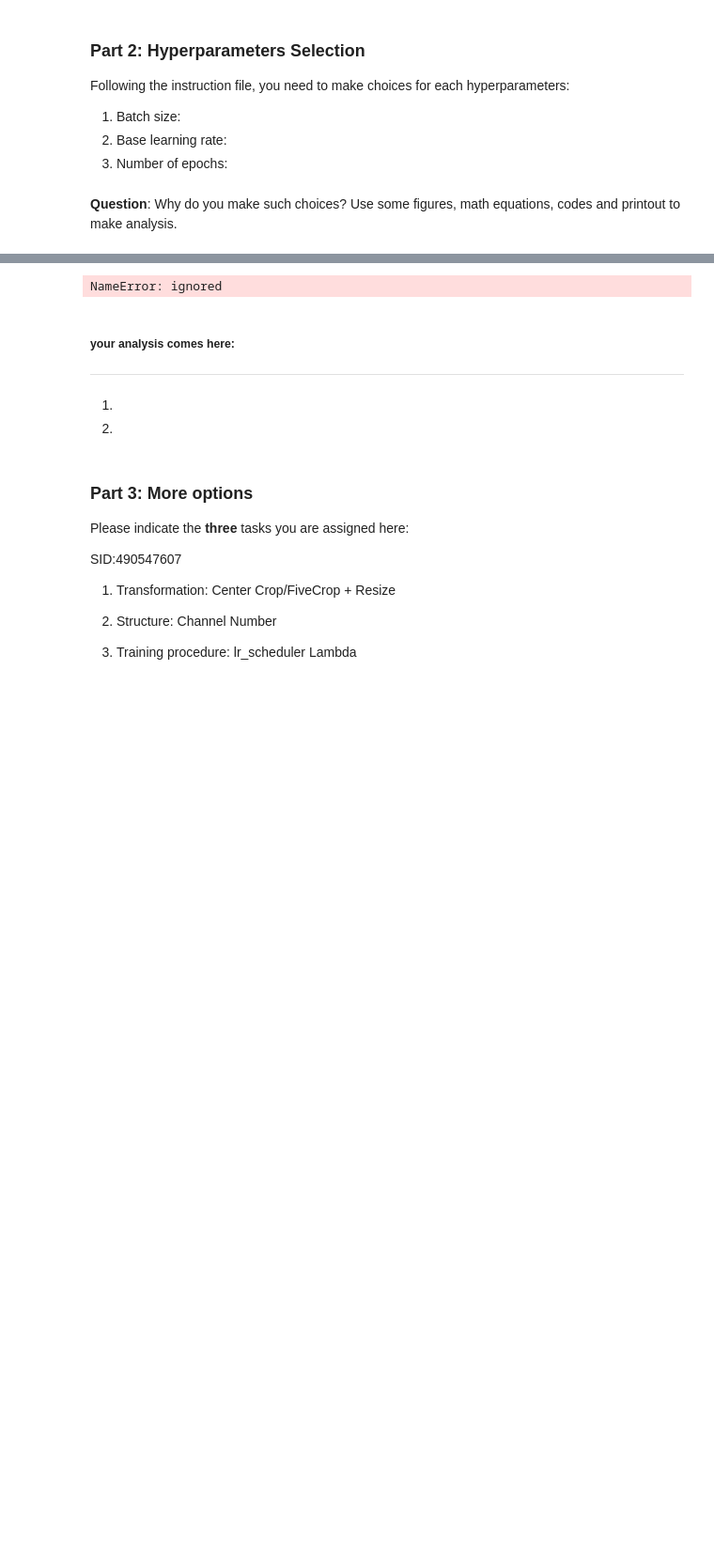
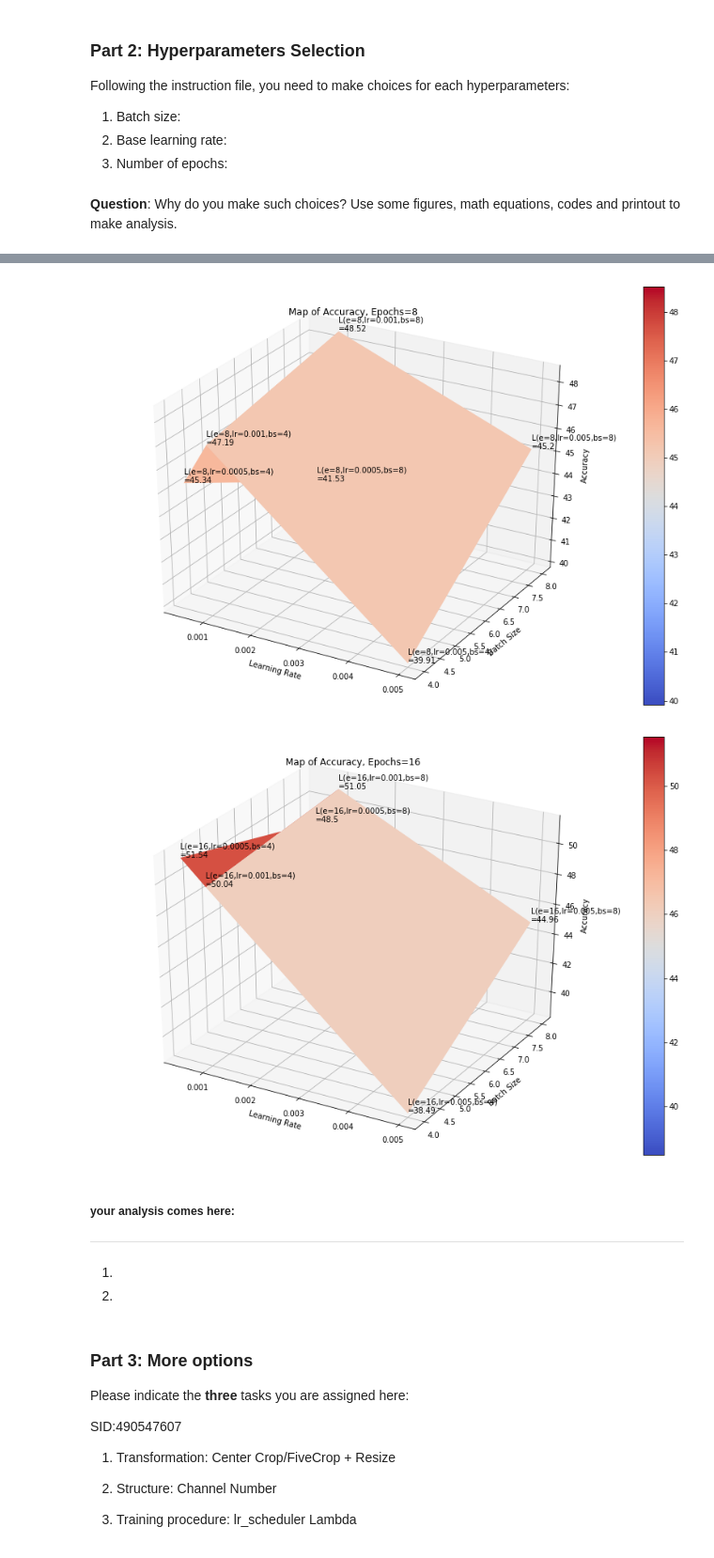
Before and after one commit to pierresegonne/ELEC5307_Project1, a Jupyter notebook: project1.ipynb, the cells around one changed output, grey strips where cells are left out. Shown at 94% size. Drawn from its saved outputs; the diff is of its cells as text; code cells hidden in the pictures; blank space fills up the shorter version.

```diff
--- a/project1.ipynb
+++ b/project1.ipynb
@@ -317,6 +334,19 @@ import torch.optim as optim
 def serializeObject(obj, fileName):
     with open(fileName, 'wb') as fileHandler:
         pickle.dump(obj, fileHandler, protocol=pickle.HIGHEST_PROTOCOL)
+
+def readPickled(fileName):
+    pickledData = {}
+    try:
+        if os.path.getsize(fileName) > 0:
+            with open(fileName, "rb") as f:
+                unpickler = pickle.Unpickler(f)
+                # if file is not empty scores will be equal
+                # to the value unpickled
+                pickledData = unpickler.load()
+    except FileNotFoundError:
+        raise FileNotFoundError('FILE NOT FOUND!: {0}'.format(fileName))
+    return pickledData
 
 def train_network(ann, train_loader, validation_loader,
                   batch_size=2, lr=0.0001, epoch=2,
@@ -365,8 +395,12 @@ def train_network(ann, train_loader, validation_loader,
         if not os.path.exists(dir_name):
             os.makedirs(dir_name)
 
+        # Save losses for eventual future use
         serializeObject(training_loss, dir_name + '/training_loss.pickle')
-        serializeObject(validation_loss, dir_name + '/validation_loss.picle')
+        serializeObject(validation_loss, dir_name + '/validation_loss.pickle')
+
+        # Save network weights for eventual future use
+        torch.save(ann.state_dict(), dir_name + '/network_weights.pickle')
 
         iterations = np.arange(len(training_loss))*record_every
         plt.figure()
@@ -376,7 +410,7 @@ def train_network(ann, train_loader, validation_loader,
         plt.plot(iterations, training_loss, '-', color='royalblue')
         plt.plot(iterations, validation_loss, '-', color='tomato')
         plt.legend(['Training', 'Validation'])
-        plt.savefig(dir_name + '/bs{0},lr{1},epoch{2}.png'.format(batch_size, lr, epoch), bbox_inches='tight')
+        plt.savefig(dir_name + '/e{0},lr{1},bs{2}.png'.format(epoch, lr, batch_size), bbox_inches='tight')
 
 
 
@@ -486,37 +524,42 @@ Accuracy of the network on the 10000 test images: 28 %
 from matplotlib import cm
 import matplotlib.colors as colors
 from mpl_toolkits.mplot3d import Axes3D
+
+RECOVER=True
+if RECOVER:
+  test_error=readPickled(ROOT_DIRECTORY + '/test_error.pickle')
 
 
 # Generate data visualization for test error
 X,Y = np.meshgrid(learning_rates, batch_sizes)
 for index, e in enumerate(epochs):
     Z = test_error[index].T
     fig = plt.figure(figsize=(15,10))
     ax = fig.add_subplot(111, projection='3d')
-    plt.title('Map of Loss Function, Epoch={0}'.format(e))
+    plt.title('Map of Accuracy, Epochs={0}'.format(e))
     ax.set_xlabel('Learning Rate')
     ax.set_ylabel('Batch Size')
-    ax.set_zlabel('Loss Value')
+    ax.set_zlabel('Accuracy')
     # Wireframe
     #ax.plot_wireframe(X, Y, Z, rstride=1, cstride=1)
     # Surface Plot
     surf = ax.plot_surface(
         X, Y, Z,
         cmap=cm.coolwarm,
         norm=colors.Normalize(vmin=Z.min(), vmax=Z.max()),
         rstride=1, cstride=1,
         linewidth=0, antialiased=True)
     fig.colorbar(surf)
     # Coordinates of Points
     for lr_i, lr in enumerate(learning_rates):
         for bs_i, bs in enumerate(batch_sizes):
             coordinates = 'L(e={},lr={},bs={})\n={}'.format(e,lr,bs,test_error[index][lr_i][bs_i])
             ax.text(lr, bs, test_error[index][lr_i][bs_i], coordinates )
 
 plt.show()
 # %% [output]
-NameError: ignored
+[figure, added]
+[figure, added]
 # %% [markdown]
 ##### your analysis comes here:
 -----
```
Also changed, not shown: parts of 14 cells of this notebook.
